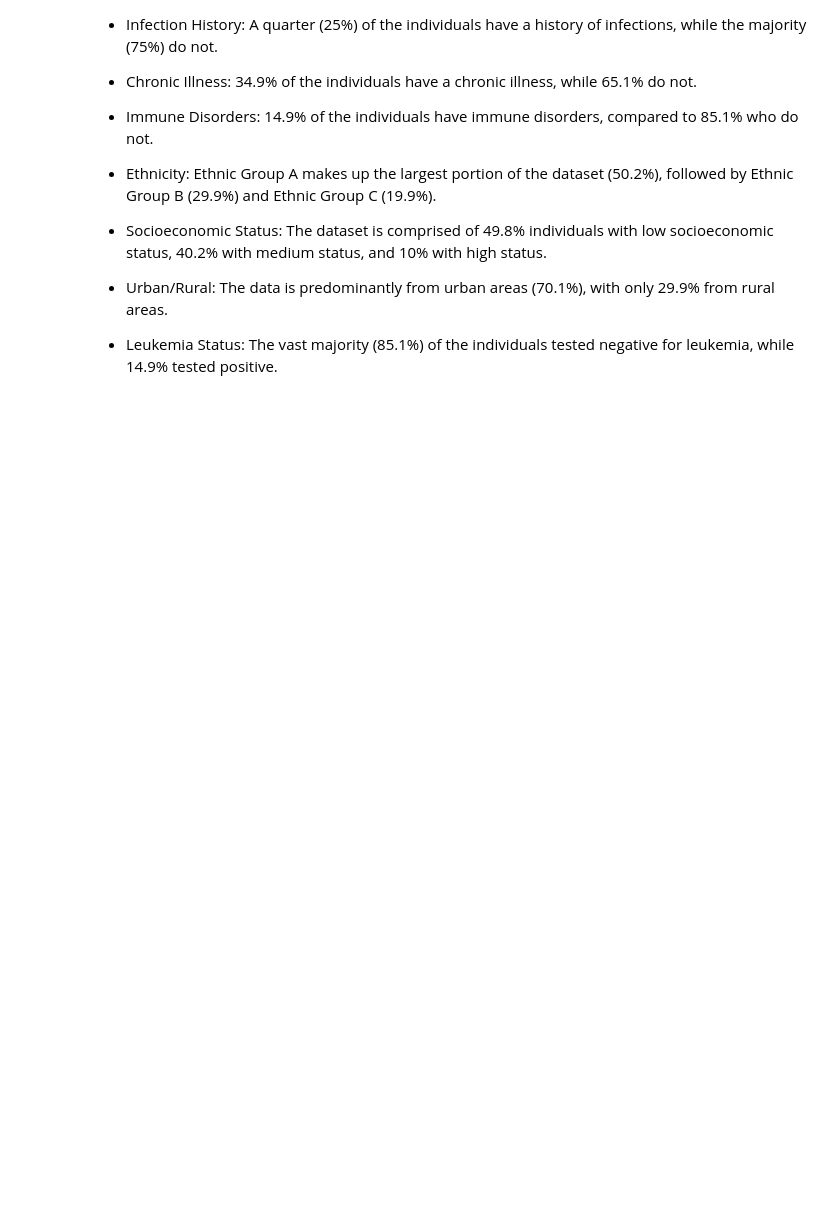
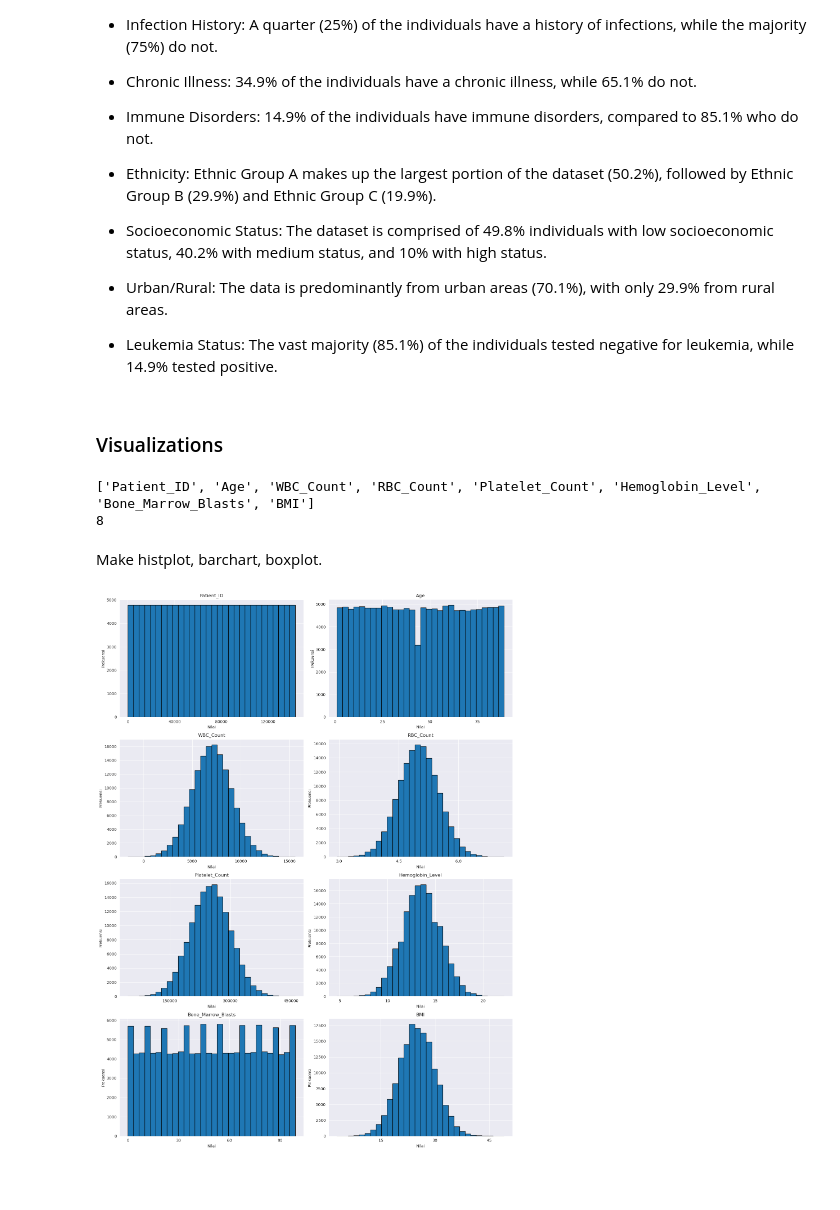
Before and after one commit to RizkiRdm/leukemia-projects, a Jupyter notebook: notebooks/statistic_descriptive_leukemia/statistic_leukimia_analysis.ipynb, the cells around one changed output. Cells and saved outputs as stored; diff of their text form; code cells hidden in the pictures; blank space fills up the shorter version.

Commit message:
onp: make histogram for all numerical columns

```diff
--- a/notebooks/statistic_descriptive_leukemia/statistic_leukimia_analysis.ipynb
+++ b/notebooks/statistic_descriptive_leukemia/statistic_leukimia_analysis.ipynb
@@ -130,12 +130,18 @@ So, according to my insight, the average age of patients diagnosed with leukemia
 #### Descriptive statistic categorical columns
 # %%
 #  Identifikasi kolom kategorikal
-
 column_categorical = []
 for column in df.columns:
     dtype = df[column].dtype
     if pd.api.types.is_object_dtype(dtype) or isinstance(dtype, pd.CategoricalDtype):
         column_categorical.append(column)
+
+#  Identifikasi kolom numerical
+numerical_column = []
+for column in df.columns:
+    dtype = df[column].dtype
+    if pd.api.types.is_numeric_dtype(dtype) or isinstance(dtype, pd.CategoricalDtype):
+        numerical_column.append(column)
 
 # Hitung nilai unik untuk setiap kolom kategorikal
 frequency = {}
@@ -247,5 +253,43 @@ Insight
 - Urban/Rural:  The data is predominantly from urban areas (70.1%), with only 29.9% from rural areas.
 
 - Leukemia Status: The vast majority (85.1%) of the individuals tested negative for leukemia, while 14.9% tested positive.
+# %% [markdown]
+### Visualizations
+# %%
+print(numerical_column)
+print(len(numerical_column))
+# %% [output]
+['Patient_ID', 'Age', 'WBC_Count', 'RBC_Count', 'Platelet_Count', 'Hemoglobin_Level', 'Bone_Marrow_Blasts', 'BMI']
+8
+# %% [markdown]
+Make histplot, barchart, boxplot.
+# %%
+# Menentukan jumlah baris dan kolom plot
+n_plots = len(numerical_column)
+n_cols = 2  # Jumlah kolom yang diinginkan
+n_rows = (n_plots + n_cols - 1) // n_cols  # Menghitung jumlah baris yang dibutuhkan
+
+
+# Membuat subplot dan flatten axes
+fig, axes = plt.subplots(nrows=n_rows, ncols=n_cols, figsize=(15, 5 * n_rows))
+axes = axes.flatten()  # <--- PERUBAHAN KRITIS: Flatten universal
+
+# Iterasi dan buat histogram
+for i, column in enumerate(numerical_column):
+    ax = axes[i]
+    ax.hist(df[column], bins=30, edgecolor='black')
+    ax.set_title(column)
+    ax.set_xlabel('Nilai')
+    ax.set_ylabel('Frekuensi')
+    ax.xaxis.set_major_locator(plt.MaxNLocator(4))  # Sekarang aman
+
+# Menyembunyikan subplot kosong
+for j in range(n_plots, len(axes)):  # <--- Perbaikan range
+    fig.delaxes(axes[j])
+
+plt.tight_layout()
+plt.show()
+# %% [output]
+[figure, added]
 # %% [markdown]
 ####
```
